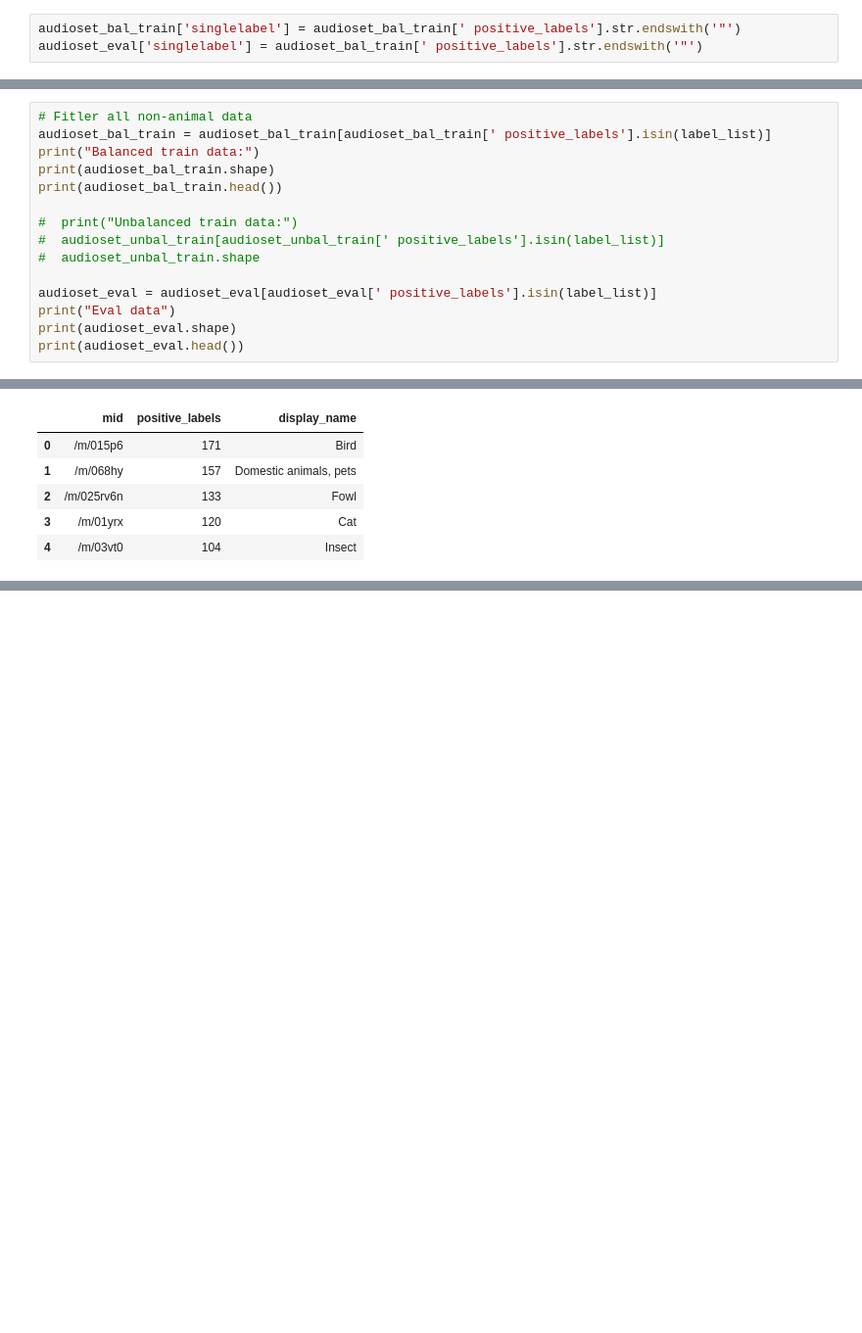
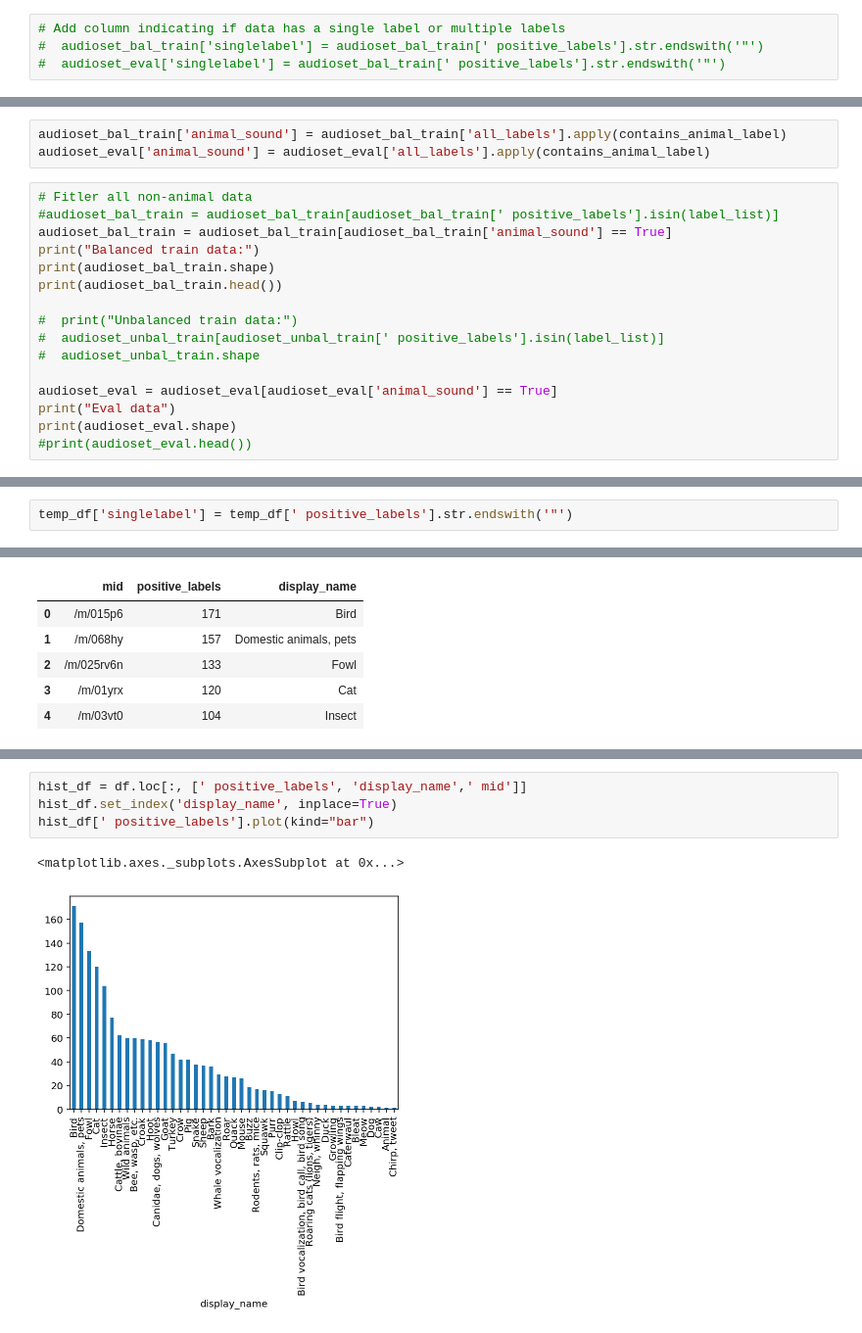
Before and after one commit to markadivalerio/audio-classifier-project, a Jupyter notebook: filter_audioset_data.ipynb, the cells around one changed output, grey strips where cells are left out. Shown: that part at 98% size. Cells and saved outputs as stored; diff of their text form; blank space fills up the shorter version.

Commit message:
Significant changes to filtering AudioSet data

```diff
--- a/filter_audioset_data.ipynb
+++ b/filter_audioset_data.ipynb
@@ -106,6 +165,7 @@ with pd.option_context('display.max_rows', None, 'display.max_columns', None):
 # %%
-audioset_bal_train['singlelabel'] = audioset_bal_train[' positive_labels'].str.endswith('"')
-audioset_eval['singlelabel'] = audioset_bal_train[' positive_labels'].str.endswith('"')
+# Add column indicating if data has a single label or multiple labels
+#  audioset_bal_train['singlelabel'] = audioset_bal_train[' positive_labels'].str.endswith('"')
+#  audioset_eval['singlelabel'] = audioset_bal_train[' positive_labels'].str.endswith('"')
 # %%
 print("Train shape:", audioset_bal_train.shape)
 print("Eval shape:", audioset_eval.shape)
@@ -121,6 +189,10 @@ print(label_list)
+# %%
+audioset_bal_train['animal_sound'] = audioset_bal_train['all_labels'].apply(contains_animal_label)
+audioset_eval['animal_sound'] = audioset_eval['all_labels'].apply(contains_animal_label)
 # %%
 # Fitler all non-animal data
-audioset_bal_train = audioset_bal_train[audioset_bal_train[' positive_labels'].isin(label_list)]
+#audioset_bal_train = audioset_bal_train[audioset_bal_train[' positive_labels'].isin(label_list)]
+audioset_bal_train = audioset_bal_train[audioset_bal_train['animal_sound'] == True]
 print("Balanced train data:")
 print(audioset_bal_train.shape)
 print(audioset_bal_train.head())
@@ -129,9 +201,9 @@ print(audioset_bal_train.head())
 #  audioset_unbal_train[audioset_unbal_train[' positive_labels'].isin(label_list)]
 #  audioset_unbal_train.shape
 
-audioset_eval = audioset_eval[audioset_eval[' positive_labels'].isin(label_list)]
+audioset_eval = audioset_eval[audioset_eval['animal_sound'] == True]
 print("Eval data")
 print(audioset_eval.shape)
-print(audioset_eval.head())
+#print(audioset_eval.head())
 # %% [output]
 Balanced train data:
@@ -241,3 +265,5 @@ temp_df.head()
+# %%
+temp_df['singlelabel'] = temp_df[' positive_labels'].str.endswith('"')
 # %%
 temp_df[' positive_labels'] = temp_df[' positive_labels'].apply(strip_quotes)
 temp_df.head()
@@ -285,0 +316,7 @@ with pd.option_context('display.max_rows', None, 'display.max_columns', None):
+# %%
+hist_df = df.loc[:, [' positive_labels', 'display_name',' mid']]
+hist_df.set_index('display_name', inplace=True)
+hist_df[' positive_labels'].plot(kind="bar")
+# %% [output]
+<matplotlib.axes._subplots.AxesSubplot at 0x...>
+[figure, added]
```
Also changed, not shown: parts of 39 cells of this notebook.
